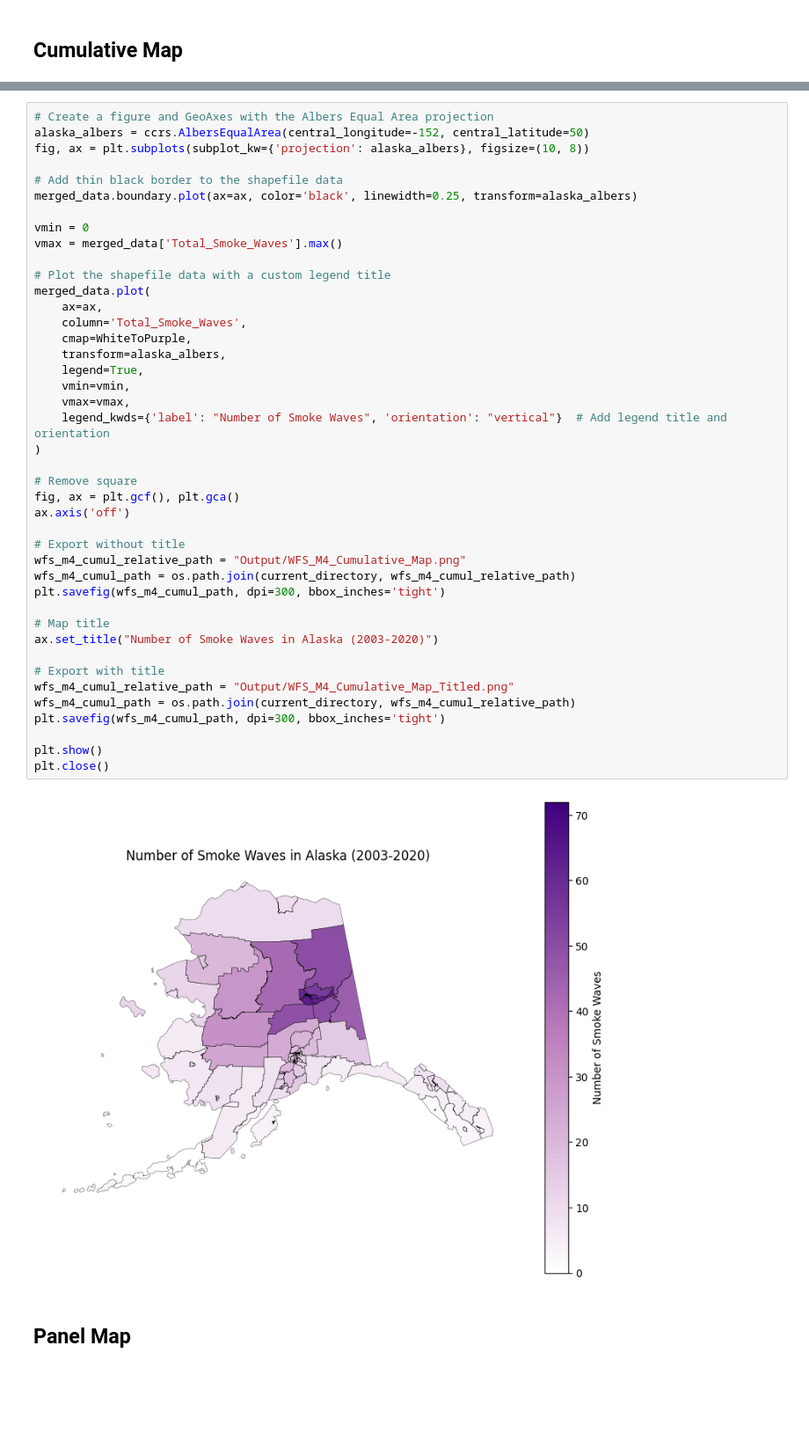
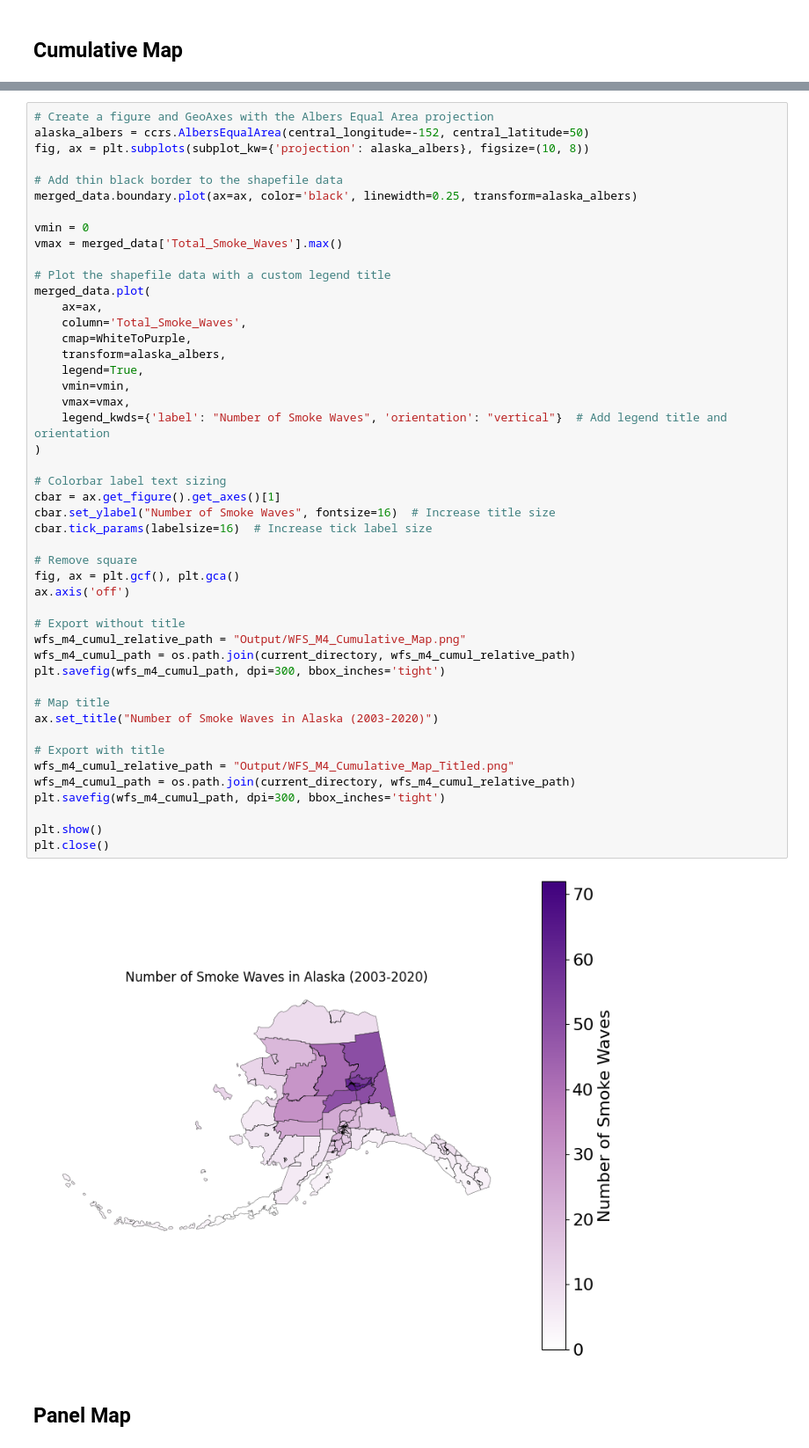
Before and after one commit to Hahn-Research-Group/Alaska_wildfire-smoke-metrics_2025, a Jupyter notebook: Scripts/8. number_smoke_waves_maps.ipynb, the cells around one changed output, grey strips where cells are left out. Shown: that part at 88% size. Drawn from its saved outputs; the diff is of its cells as text; blank space fills up the shorter version.

Commit message:
Increased size of text in map outputs

```diff
--- a/Scripts/8. number_smoke_waves_maps.ipynb
+++ b/Scripts/8. number_smoke_waves_maps.ipynb
@@ -72,34 +72,39 @@ merged_data.plot(
     ax=ax,
     column='Total_Smoke_Waves',
     cmap=WhiteToPurple,
     transform=alaska_albers,
     legend=True,
     vmin=vmin,
     vmax=vmax,
     legend_kwds={'label': "Number of Smoke Waves", 'orientation': "vertical"}  # Add legend title and orientation
 )
 
+# Colorbar label text sizing
+cbar = ax.get_figure().get_axes()[1]
+cbar.set_ylabel("Number of Smoke Waves", fontsize=16)  # Increase title size
+cbar.tick_params(labelsize=16)  # Increase tick label size
+
 # Remove square
 fig, ax = plt.gcf(), plt.gca()
 ax.axis('off')
 
 # Export without title
 wfs_m4_cumul_relative_path = "Output/WFS_M4_Cumulative_Map.png"
 wfs_m4_cumul_path = os.path.join(current_directory, wfs_m4_cumul_relative_path)
 plt.savefig(wfs_m4_cumul_path, dpi=300, bbox_inches='tight')
 
 # Map title
 ax.set_title("Number of Smoke Waves in Alaska (2003-2020)")
 
 # Export with title
 wfs_m4_cumul_relative_path = "Output/WFS_M4_Cumulative_Map_Titled.png"
 wfs_m4_cumul_path = os.path.join(current_directory, wfs_m4_cumul_relative_path)
 plt.savefig(wfs_m4_cumul_path, dpi=300, bbox_inches='tight')
 
 plt.show()
 plt.close()
 # %% [output]
-[figure, old version]
+[figure, new version]
 # %% [markdown]
 ## Panel Map
 # %%
```
Also changed, not shown: parts of 3 cells of this notebook, 9 other files.
